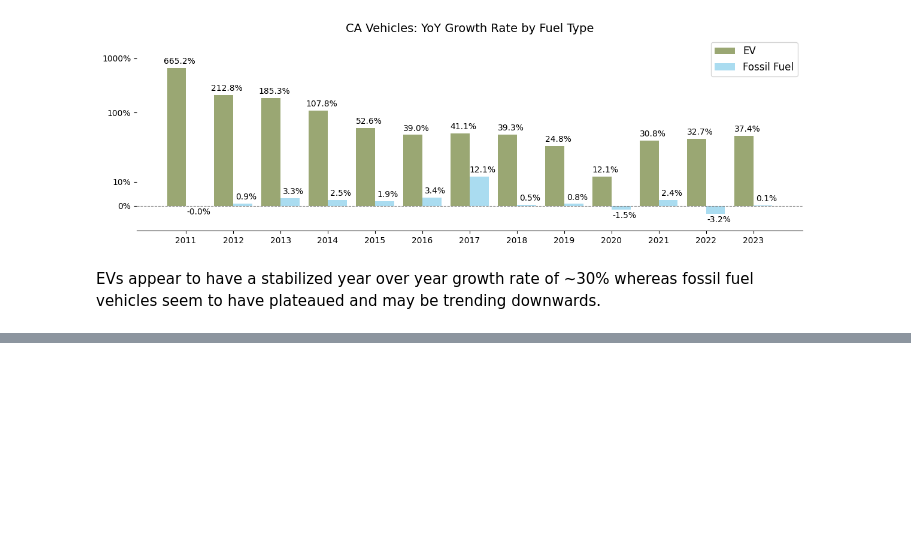
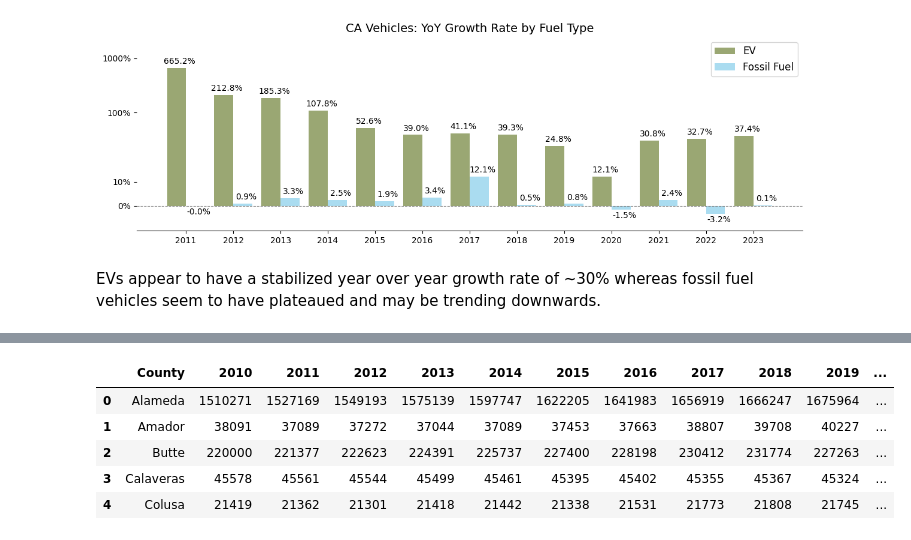
Before and after one commit to kellerl7/SIADS_Milestone_1, a Jupyter notebook: 19-btschmid-claris-lucaskel-kr_backup.ipynb, the cells around one changed output, grey strips where cells are left out. Cells and saved outputs as stored; diff of their text form; code cells hidden in the pictures; blank space fills up the shorter version.

```diff
--- a/19-btschmid-claris-lucaskel-kr_backup.ipynb
+++ b/19-btschmid-claris-lucaskel-kr_backup.ipynb
@@ -434,0 +468,28 @@ EVs appear to have a stabilized year over year growth rate of ~30% whereas fossi
+# %%
+# cleaning up 2020-2024
+df2 = pd.read_excel('./E-4_2021_2024_InternetVersion (1).xlsx', sheet_name= 'Table 1 County State')
+# %%
+mapping_2 = {
+    'About the Data': 'County',
+    'Unnamed: 1': '2020',
+    'Unnamed: 2': '2021',
+    'Unnamed: 3': '2022',
+    'Unnamed: 4': '2023',
+    'Unnamed: 5': '2024'
+}
+df2.rename(columns=mapping_2, inplace=True)
+# %%
+df2.drop(columns = ['2020'], index=[0, 1, 3], inplace=True)
+# %%
+df2.reset_index(drop=True, inplace=True)
+# %%
+# merging the two
+merged_pop_df = pd.merge(df1, df2, on=['County'], how='outer')
+merged_pop_df.head()
+# %% [output]
+|  | County | 2010 | 2011 | 2012 | 2013 | 2014 | 2015 | 2016 | 2017 | 2018 | 2019 | ... |
+| 0 | Alameda | 1510271 | 1527169 | 1549193 | 1575139 | 1597747 | 1622205 | 1641983 | 1656919 | 1666247 | 1675964 | ... |
+| 1 | Amador | 38091 | 37089 | 37272 | 37044 | 37089 | 37453 | 37663 | 38807 | 39708 | 40227 | ... |
+| 2 | Butte | 220000 | 221377 | 222623 | 224391 | 225737 | 227400 | 228198 | 230412 | 231774 | 227263 | ... |
+| 3 | Calaveras | 45578 | 45561 | 45544 | 45499 | 45461 | 45395 | 45402 | 45355 | 45367 | 45324 | ... |
+| 4 | Colusa | 21419 | 21362 | 21301 | 21418 | 21442 | 21338 | 21531 | 21773 | 21808 | 21745 | ... |
```
Also changed, not shown: parts of 22 cells of this notebook.
